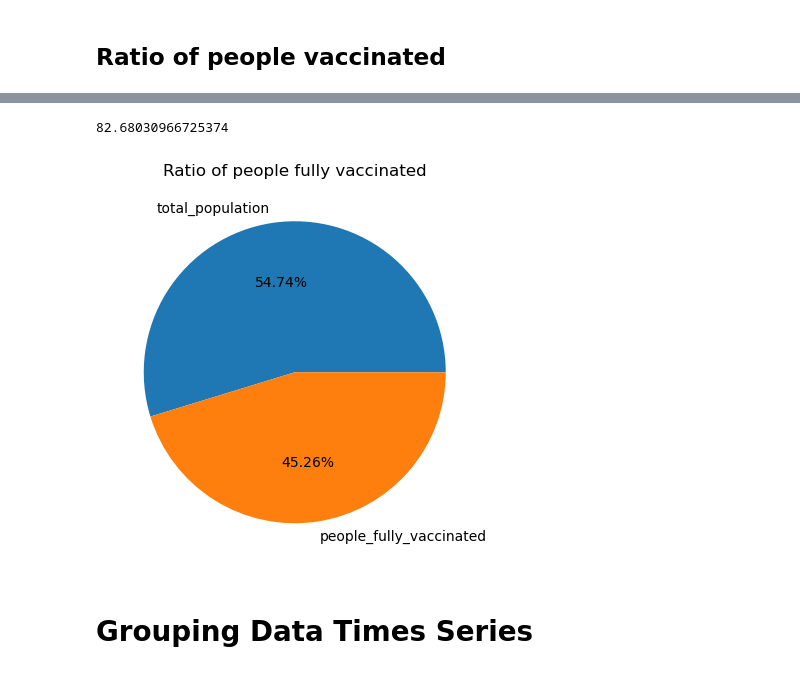
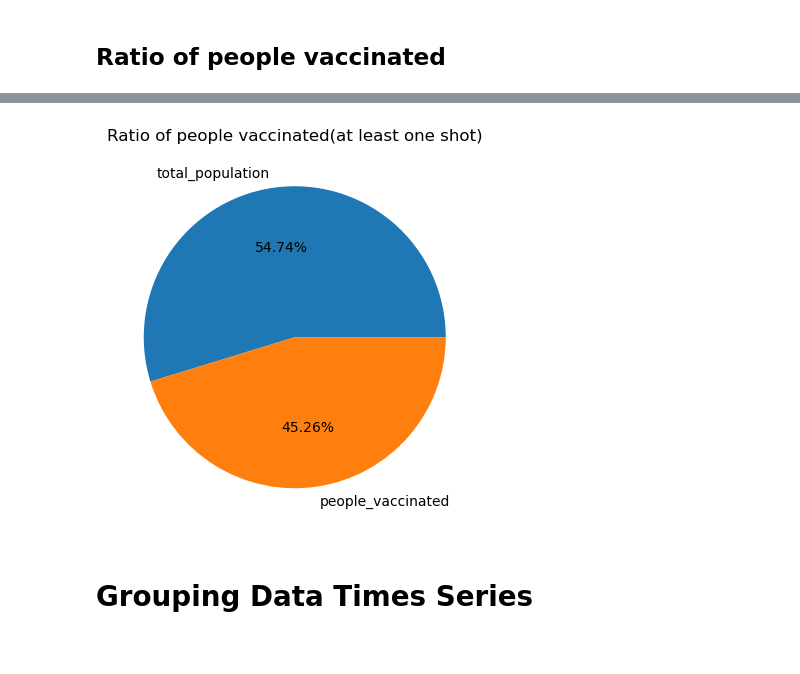
Before and after one commit to ijarpa/ijarpa, a Jupyter notebook: Covid_Chile/liner-regression-vaccination-mortality-analysis.ipynb, the cells around one changed output, grey strips where cells are left out. Drawn from its saved outputs; the diff is of its cells as text; code cells hidden in the pictures.

```diff
--- a/Covid_Chile/liner-regression-vaccination-mortality-analysis.ipynb
+++ b/Covid_Chile/liner-regression-vaccination-mortality-analysis.ipynb
@@ -40,3 +31,6 @@ df.head()
+# %%
+countries = df.groupby('country')
+chile = countries.get_group('Chile')
 # %% [markdown]
 # Basic Information of Data
 # %%
@@ -87,13 +81,4 @@ msgo.matrix(df)
 # %% [markdown]
 ## Delete Unnamed column
 # %%
-# Control + Alt para comentar todas las filas
-#df.columns
-#for col in df.columns:
-#    if col.startswith('Unnamed'):
-#        del df[col]
-
-# Otra forma de eliminar columnas
-df = df.drop(['Unnamed: 0'], axis=1)
-
-df.head()
+chile = chile.drop(['Unnamed: 0'], axis=1)
@@ -123,10 +98,6 @@ df.describe(include='O')
 # %% [markdown]
 ## Ratio of people fully vaccinated
 # %%
-#total population in this dataset
-#total_population = df['population'].unique().sum()
-#total_population
-
-# Agrupar datos solo para Chile
-grupos = df.groupby('country')
-chile = grupos.get_group('Chile')
+#total population in Chile
+total_population_chile = chile['population'].max()
+total_population_chile
@@ -162,10 +126,9 @@ plt.show()
 ## Ratio of people vaccinated
 # %%
 #number of people who got at least one shot of COVID vaccine
-df_country_vac = df.groupby('country').agg({'people_vaccinated':max}).reset_index()
-sum_vac = df_country_vac['people_vaccinated'].sum()
-df_country_rat = df.groupby('country').agg({'ratio':max}).reset_index()
-df_country_deaths = df.groupby('country').agg({'New_deaths':max}).reset_index()
+people_one_vac = chile['people_vaccinated'].max()
+rat_chile = chile['ratio'].max()
+chile_deaths = chile['New_deaths'].max()
 # df_country_deaths
-df_country_rat
+rat_chile
 # %% [output]
@@ -185,19 +136,13 @@ df_country_rat
-# %%
-sum_vac_chile_1 = chile['people_vaccinated'].max()
-chile_rat = chile['ratio'].max()
-chile_rat
-# %% [output]
-82.68030966725374
 # %%
 plt.figure(figsize=(10,5),dpi=100)
 plt.pie(
-    [total_population,sum_vac_chile_1],
+    [total_population_chile,people_one_vac],
     autopct='%.2F%%',
-    labels=['total_population','people_fully_vaccinated'])
-plt.title('Ratio of people fully vaccinated')
+    labels=['total_population','people_vaccinated'])
+plt.title('Ratio of people vaccinated(at least one shot)')
 plt.show()
 # %% [output]
-[figure, old version]
+[figure, new version]
 # %% [markdown]
 # Grouping Data Times Series
 # %%
```
Also changed, not shown: parts of 27 cells of this notebook.
